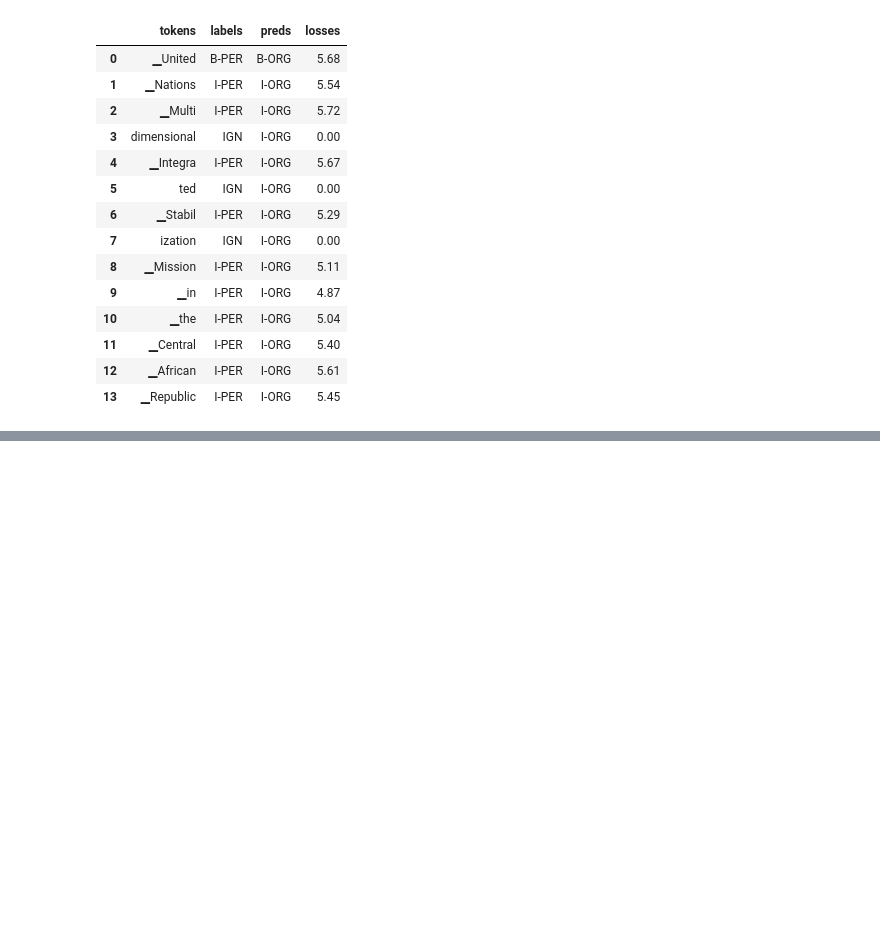
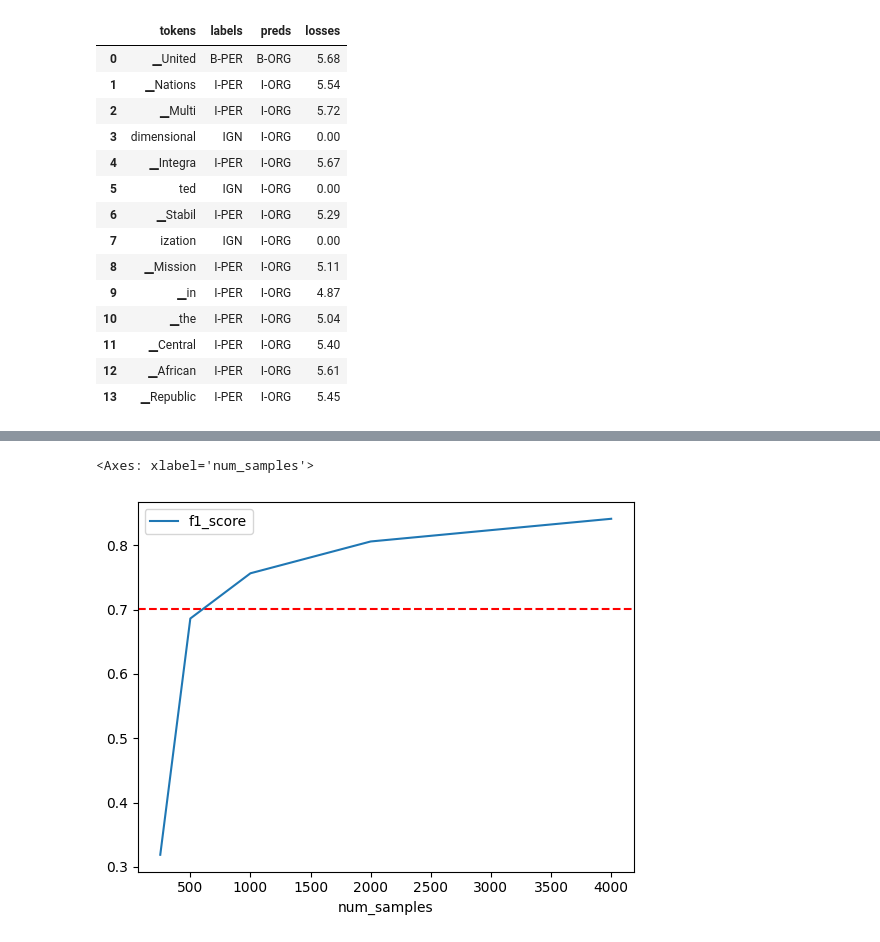
Before and after one commit to rlid/nlpwt, a Jupyter notebook: ch4.ipynb, the cells around one changed output, grey strips where cells are left out. Drawn from its saved outputs; the diff is of its cells as text; code cells hidden in the pictures; blank space fills up the shorter version.

```diff
--- a/ch4.ipynb
+++ b/ch4.ipynb
@@ -678,0 +682,4 @@ for sample in get_samples(df_tmp):
+# %%
+f1_scores = defaultdict(dict)
+f1_scores['de']['de'] = get_f1_score(trainer, panx_de_encoded['test'])
+'[de] model on [de] dataset', f1_scores
@@ -678,0 +715,30 @@ for sample in get_samples(df_tmp):
+# %%
+def train_on_subset(dataset, num_samples):
+    train_ds = dataset['train'].shuffle(seed=42).select(range(num_samples))
+    valid_ds = dataset['validation']
+    test_ds = dataset['test']
+    training_args.logging_steps = len(train_ds) // batch_size
+
+    trainer = Trainer(
+        model_init=model_init,
+        args=training_args,
+        data_collator=data_collator,
+        compute_metrics=compute_metrics,
+        train_dataset=train_ds,
+        eval_dataset=valid_ds,
+        tokenizer=xlmr_tokenizer)
+    trainer.train()
+    if training_args.push_to_hub:
+        trainer.push_to_hub(commit_message='Training completed')
+
+    f1_score = get_f1_score(trainer, test_ds)
+    return pd.DataFrame.from_dict(
+        {'num_samples': [num_samples],
+         'f1_score': [f1_score]}
+    )
+
+panx_fr_encoded = encode_panx_dataset(panx_ch['fr'])
+
+training_args.push_to_hub = False
+metrics_df = train_on_subset(panx_fr_encoded, 250)
+metrics_df
@@ -678,0 +751,6 @@ for sample in get_samples(df_tmp):
+# %%
+for num_samples in [500, 1000, 2000, 4000]:
+    metrics_df = pd.concat(
+        [metrics_df, train_on_subset(panx_fr_encoded, num_samples)],
+        ignore_index=True
+    )
@@ -678,0 +779,7 @@ for sample in get_samples(df_tmp):
+# %%
+fig, ax = plt.subplots()
+ax.axhline(f1_scores['de']['fr'], ls='--', color='r')
+metrics_df.set_index('num_samples').plot(ax=ax)
+# %% [output]
+<Axes: xlabel='num_samples'>
+[figure, added]
```
Also changed, not shown: parts of 19 cells of this notebook.
